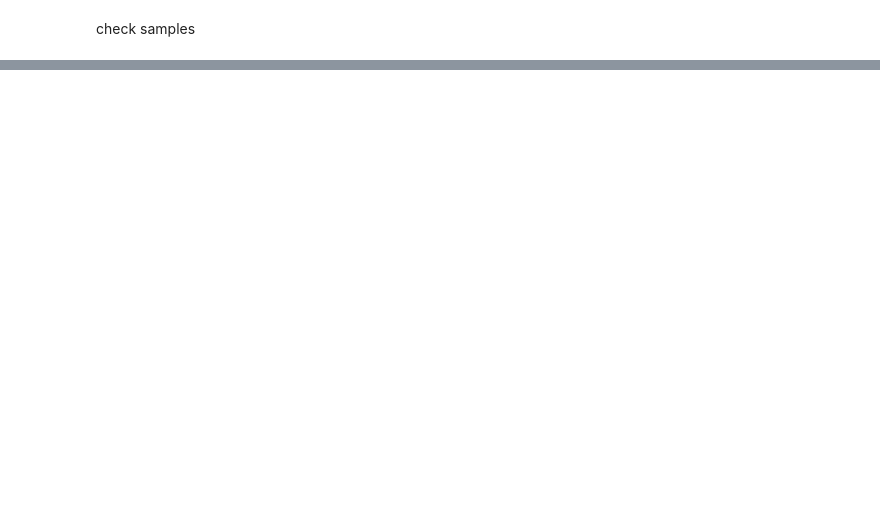
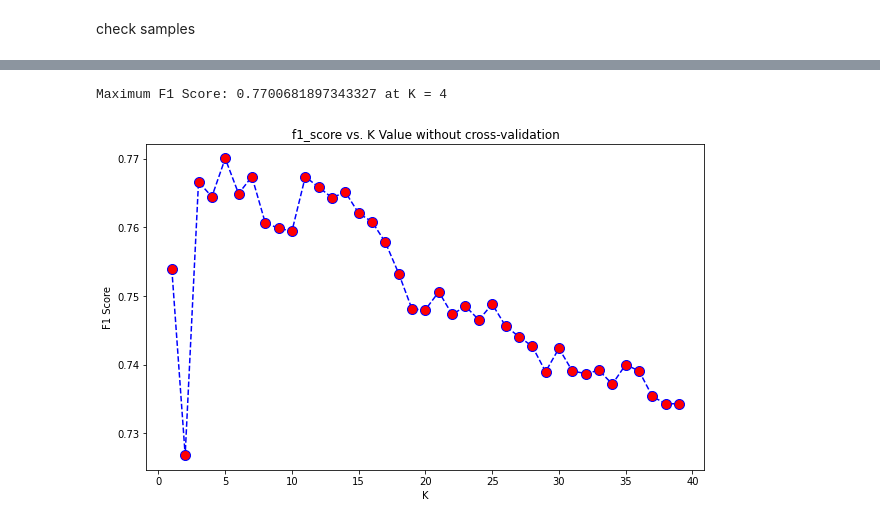
Before and after one commit to carolkkw/CIND820_Project, a Jupyter notebook: Analysis_of_Streaming_Services.ipynb, the cells around one changed output, grey strips where cells are left out. Drawn from its saved outputs; the diff is of its cells as text; code cells hidden in the pictures; blank space fills up the shorter version.

```diff
--- a/Analysis_of_Streaming_Services.ipynb
+++ b/Analysis_of_Streaming_Services.ipynb
@@ -233,0 +290,20 @@ graph
+# %%
+# get optimal k value with maximum F1 Score without cross validation
+acc = []
+
+for i in range(1,40):
+    neigh = KNeighborsClassifier(n_neighbors = i)
+    neigh.fit(x_train,y_train)
+    yhat = neigh.predict(x_test)
+    acc.append(metrics.f1_score(y_test, yhat, average = 'weighted'))
+
+plt.figure(figsize=(10,6))
+plt.plot(range(1,40),acc,color = 'blue',linestyle='dashed',
+         marker='o',markerfacecolor='red', markersize=10)
+plt.title('f1_score vs. K Value without cross-validation')
+plt.xlabel('K')
+plt.ylabel('F1 Score')
+print("Maximum F1 Score:",max(acc),"at K =",acc.index(max(acc)))
+# %% [output]
+Maximum F1 Score: 0.7700681897343327 at K = 4
+[figure, added]
```
Also changed, not shown: parts of 118 cells of this notebook, 7 other files.
